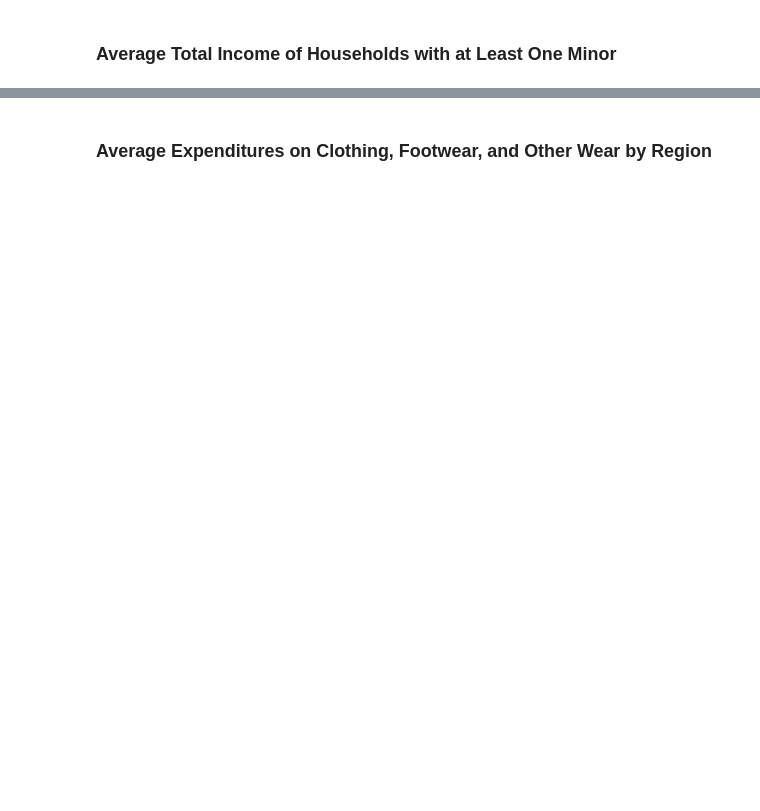
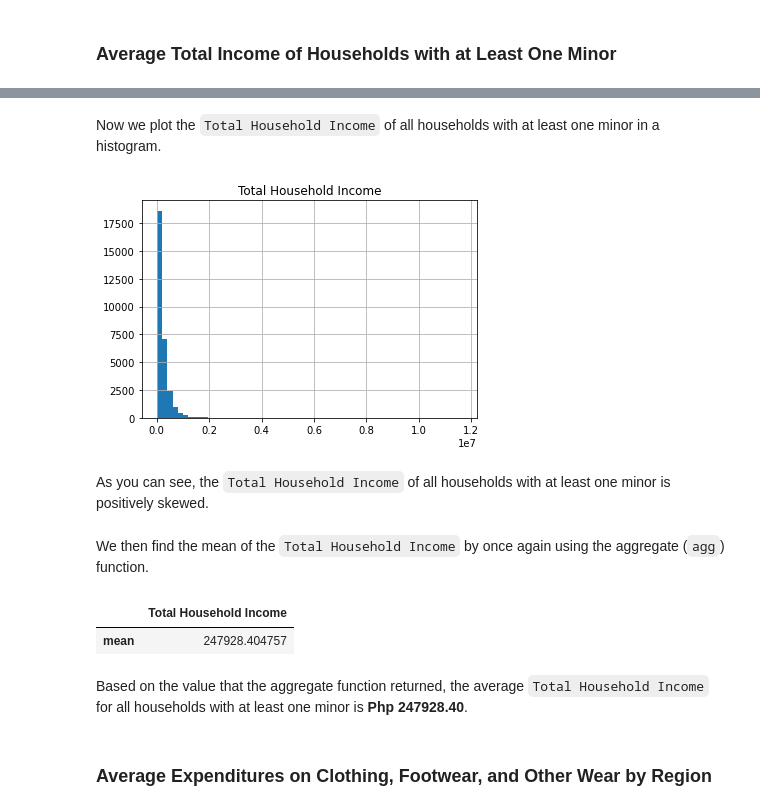
Before and after one commit to azrielortega/DATA100-Final-Project, a Jupyter notebook: Final Project.ipynb, the cells around one changed output, grey strips where cells are left out. Drawn from its saved outputs; the diff is of its cells as text; code cells hidden in the pictures; blank space fills up the shorter version.

```diff
--- a/Final Project.ipynb
+++ b/Final Project.ipynb
@@ -1436,0 +1550,2 @@ plt.bar(_minors,ave_minors_inc)
+# %%
+income_df["Members that are minors"] = income_df["Members with age less than 5 year old"] + income_df["Members with age 5 - 17 years old"]
@@ -1436,0 +1554,3 @@ plt.bar(_minors,ave_minors_inc)
+# %%
+households_w_minor_df = income_df[(income_df["Members that are minors"] > 0)]
+households_w_minor_df
@@ -1437,2 +1571,20 @@ plt.bar(_minors,ave_minors_inc)
+# %% [markdown]
+Now we plot the `Total Household Income` of all households with at least one minor in a histogram.
+# %%
+households_w_minor_df.hist("Total Household Income", bins = 60)
+plt.show()
+# %% [output]
+[figure, added]
+# %% [markdown]
+As you can see, the `Total Household Income` of all households with at least one minor is positively skewed.
+# %% [markdown]
+We then find the mean of the `Total Household Income` by once again using the aggregate (`agg`) function.
+# %%
+households_w_minor_df.agg({"Total Household Income": ["mean"]})
+# %% [output]
+|  | Total Household Income |
+| mean | 247928.404757 |
+# %% [markdown]
+Based on the value that the aggregate function returned, the average `Total Household Income` for all households with at least one minor is **Php 247928.40**.
 # %% [markdown]
 ### Average Expenditures on Clothing, Footwear, and Other Wear by Region
```
Also changed, not shown: parts of 91 cells of this notebook.
